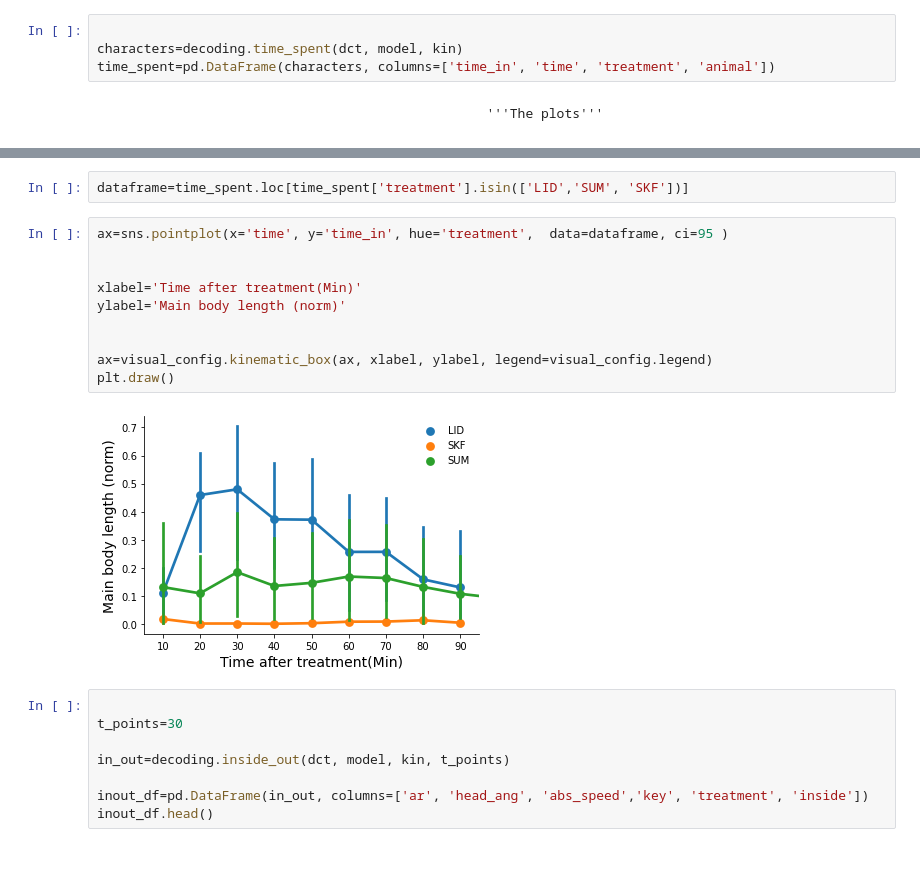
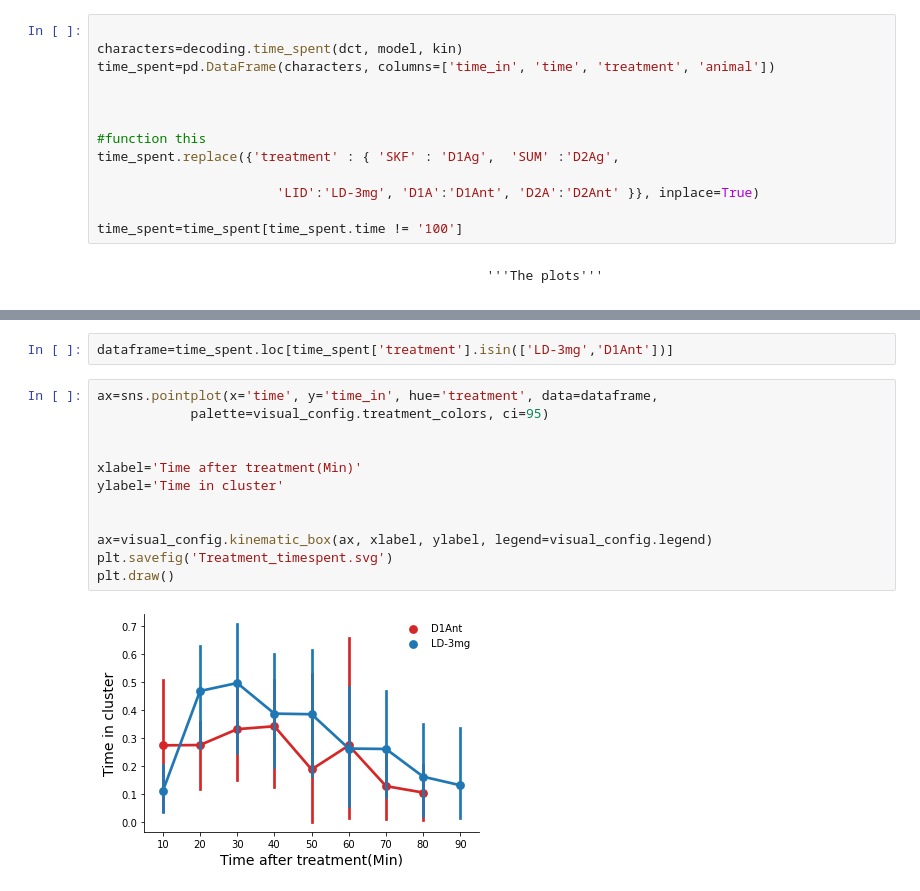
Before and after one commit to MorterzaAbbaszadeh/Dyskinesia_DLC_paper, a Jupyter notebook: Figures/HMM_results.ipynb, the cells around one changed output, grey strips where cells are left out. Drawn from its saved outputs; the diff is of its cells as text; blank space fills up the shorter version.

Commit message:
final figures, round 1

```diff
--- a/Figures/HMM_results.ipynb
+++ b/Figures/HMM_results.ipynb
@@ -38,5 +38,14 @@ dct=iter.get_treatments(file)
 
 characters=decoding.time_spent(dct, model, kin)
 time_spent=pd.DataFrame(characters, columns=['time_in', 'time', 'treatment', 'animal'])
+
+
+
+#function this
+time_spent.replace({'treatment' : { 'SKF' : 'D1Ag',  'SUM' :'D2Ag',
+
+                       'LID':'LD-3mg', 'D1A':'D1Ant', 'D2A':'D2Ant' }}, inplace=True)
+
+time_spent=time_spent[time_spent.time != '100']
 # %% [markdown]
                                                     '''The plots'''
@@ -43,22 +67,16 @@ time_spent=pd.DataFrame(characters, columns=['time_in', 'time', 'treatment', 'an
 # %%
-dataframe=time_spent.loc[time_spent['treatment'].isin(['LID','SUM', 'SKF'])]
+dataframe=time_spent.loc[time_spent['treatment'].isin(['LD-3mg','D1Ant'])]
 # %%
-ax=sns.pointplot(x='time', y='time_in', hue='treatment',  data=dataframe, ci=95 )
+ax=sns.pointplot(x='time', y='time_in', hue='treatment', data=dataframe,
+            palette=visual_config.treatment_colors, ci=95)
 
 
 xlabel='Time after treatment(Min)'
-ylabel='Main body length (norm)'
+ylabel='Time in cluster'
 
 
 ax=visual_config.kinematic_box(ax, xlabel, ylabel, legend=visual_config.legend)
+plt.savefig('Treatment_timespent.svg')
 plt.draw()
 # %% [output]
-[figure, old version]
+[figure, new version]
-# %%
-
-t_points=30
-
-in_out=decoding.inside_out(dct, model, kin, t_points)
-
-inout_df=pd.DataFrame(in_out, columns=['ar', 'head_ang', 'abs_speed','key', 'treatment', 'inside'])
-inout_df.head()
```
Also changed, not shown: parts of 5 cells of this notebook, 16 other files.
